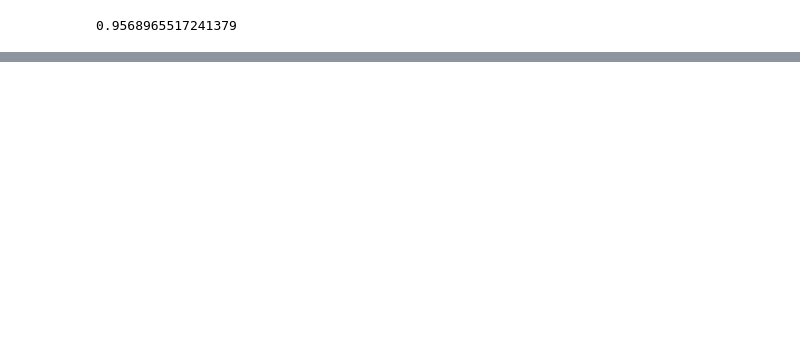
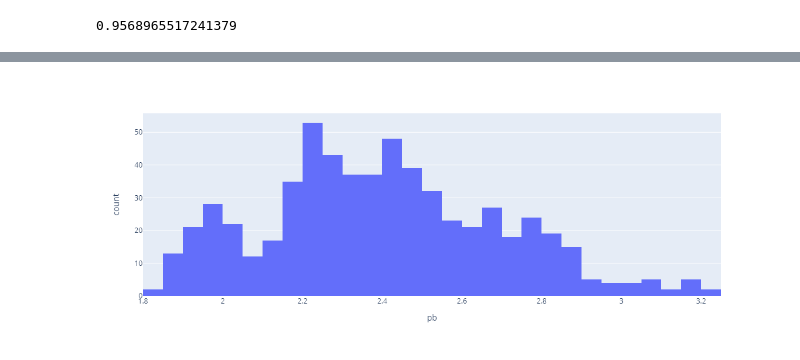
Before and after one commit to nju-luke/inves, a Jupyter notebook: analysis.ipynb, the cells around one changed output, grey strips where cells are left out. Saved outputs shown, nothing was run; the diff lists cells and outputs as text; code cells hidden in the pictures; blank space fills up the shorter version.

```diff
--- a/analysis.ipynb
+++ b/analysis.ipynb
@@ -189,0 +205,8 @@ sum(y_ == y)/len(y)
+# %%
+df = pd.read_sql('''
+select pb from daily_basic
+where ts_code='601318.SH' and trade_date>'20160101'
+''', engine)
+px.histogram(df,x='pb')
+# %% [output]
+[figure, added]
```
Also changed, not shown: parts of 16 cells of this notebook, 3 other files.
